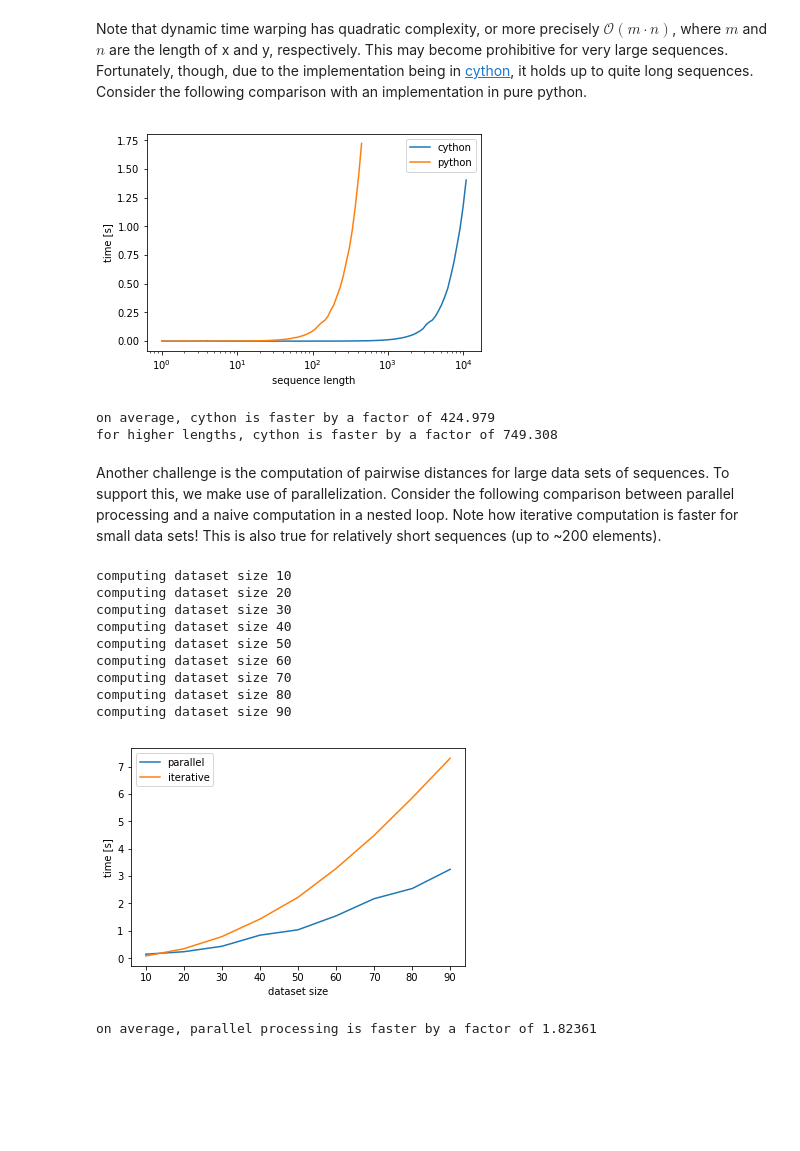
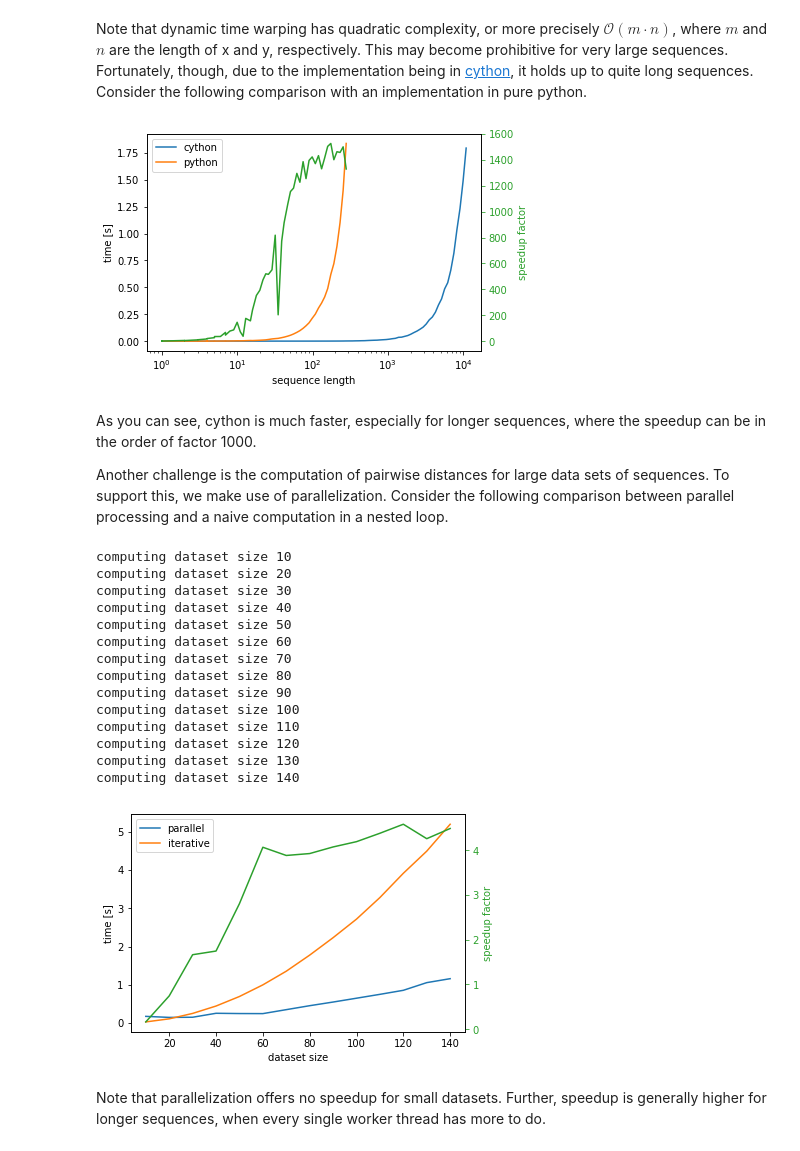
Before and after one commit to GuignardLab/edist-temptative, a Jupyter notebook: dtw_demo.ipynb, the cells around one changed output. Saved outputs shown, nothing was run; the diff lists cells and outputs as text; code cells hidden in the pictures; blank space fills up the shorter version.

```diff
--- a/dtw_demo.ipynb
+++ b/dtw_demo.ipynb
@@ -71,57 +91,62 @@ def dtw_pure_python(x, y):
         D[0,j+1] = Delta[0,j] + D[0,j]
     # compute the remainder of the table
     for i in range(len(x)-1):
         for j in range(len(y)-1):
             D[i+1,j+1] = Delta[i,j] + np.min([D[i,j], D[i+1,j], D[i,j+1]])
     return D[len(x) - 1,len(y) - 1]
 
 import time
 
 lengths = np.exp(np.linspace(0, 9.3, 100)).astype(np.int)
 times_cython = []
 times_python = []
 
 for l in lengths:
     # create two sequences of length l with random content
     x = np.random.rand(l)
     y = np.random.rand(l)
     # test our implementation
     start = time.time()
     dtw.dtw_numeric(x, y)
     times_cython.append(time.time() - start)
     # test the pure python implementation (until the computation time exceeds 0.5 second)
     if(times_python and times_python[-1] > 1.5):
         continue
     start = time.time()
     dtw_pure_python(x, y)
     times_python.append(time.time() - start)
 
-plt.semilogx(lengths, times_cython)
-plt.semilogx(lengths[:len(times_python)], times_python)
-plt.legend(['cython', 'python'])
-plt.xlabel('sequence length')
-plt.ylabel('time [s]')
+fig, ax1 = plt.subplots()
+ax1.semilogx(lengths, times_cython)
+ax1.semilogx(lengths[:len(times_python)], times_python)
+ax1.legend(['cython', 'python'])
+ax1.set_xlabel('sequence length')
+ax1.set_ylabel('time [s]')
+
+ax2 = ax1.twinx()
+speedup = np.array(times_python) / np.array(times_cython[:len(times_python)])
+ax2.semilogx(lengths[:len(times_python)], speedup, 'C2')
+ax2.set_ylabel('speedup factor', color='C2')
+ax2.tick_params('y', colors='C2')
+
 plt.show()
-
-print('on average, cython is faster by a factor of %g' % np.mean(np.array(times_python) / np.array(times_cython[:len(times_python)])))
-print('for higher lengths, cython is faster by a factor of %g' % np.mean(np.array(times_python[30:]) / np.array(times_cython[30:len(times_python)])))
 # %% [output]
-[figure, old version]
+[figure, new version]
-on average, cython is faster by a factor of 424.979
-for higher lengths, cython is faster by a factor of 749.308
 # %% [markdown]
-Another challenge is the computation of pairwise distances for large data sets of sequences. To support this, we make use of parallelization. Consider the following comparison between parallel processing and a naive computation in a nested loop. Note how iterative computation is faster for small data sets! This is also true for relatively short sequences (up to ~200 elements).
+As you can see, cython is much faster, especially for longer sequences, where the speedup can be in the order of factor 1000.
+
+Another challenge is the computation of pairwise distances for large data sets of sequences. To support this, we make use of parallelization. Consider the following comparison between parallel processing and a naive computation in a nested loop.
 # %%
 import edist.multiprocess as mp
 
-dataset_sizes = np.arange(10, 100, 10)
+dataset_sizes = np.arange(10, 150, 10)
 
 times_parallel  = []
 times_iterative = []
 for m in dataset_sizes:
     print('computing dataset size %d' % m)
-    # create a dataset of m sequences, all of length 500
-    X = np.random.rand(m, 500)
+    # create a dataset of m sequences, all of length 200
+    X = np.random.rand(m, 200)
     # test our implementation
     start = time.time()
     D = mp.pairwise_distances_symmetric(X, dtw.dtw_numeric)
@@ -133,14 +158,20 @@ for m in dataset_sizes:
             dtw.dtw_numeric(X[i], X[j])
     times_iterative.append(time.time() - start)
 
-plt.plot(dataset_sizes, times_parallel)
-plt.plot(dataset_sizes, times_iterative)
-plt.legend(['parallel', 'iterative'])
-plt.xlabel('dataset size')
-plt.ylabel('time [s]')
+fig, ax1 = plt.subplots()
+ax1.plot(dataset_sizes, times_parallel)
+ax1.plot(dataset_sizes, times_iterative)
+ax1.legend(['parallel', 'iterative'])
+ax1.set_xlabel('dataset size')
+ax1.set_ylabel('time [s]')
+
+ax2 = ax1.twinx()
+speedup = np.array(times_iterative) / np.array(times_parallel)
+ax2.plot(dataset_sizes, speedup, 'C2')
+ax2.set_ylabel('speedup factor', color='C2')
+ax2.tick_params('y', colors='C2')
+
 plt.show()
-
-print('on average, parallel processing is faster by a factor of %g' % np.mean(np.array(times_iterative) / np.array(times_parallel)))
 # %% [output]
 computing dataset size 10
 computing dataset size 20
@@ -151,5 +182,11 @@ computing dataset size 60
 computing dataset size 70
 computing dataset size 80
 computing dataset size 90
+computing dataset size 100
+computing dataset size 110
+computing dataset size 120
+computing dataset size 130
+computing dataset size 140
-[figure, old version]
+[figure, new version]
-on average, parallel processing is faster by a factor of 1.82361
+# %% [markdown]
+Note that parallelization offers no speedup for small datasets. Further, speedup is generally higher for longer sequences, when every single worker thread has more to do.
```
Also changed, not shown: parts of 2 cells of this notebook, 1 other file.
